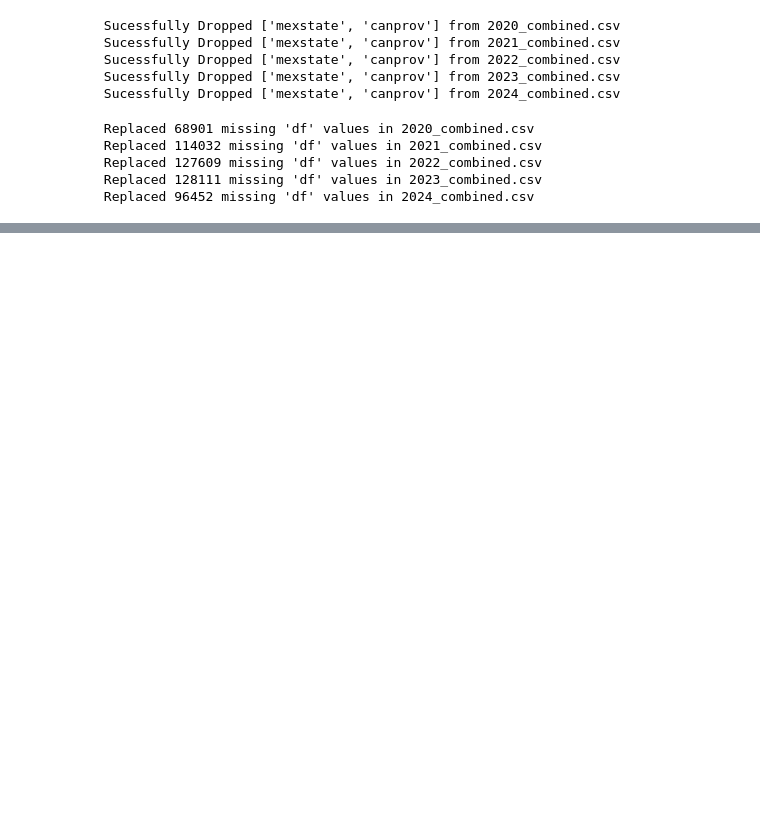
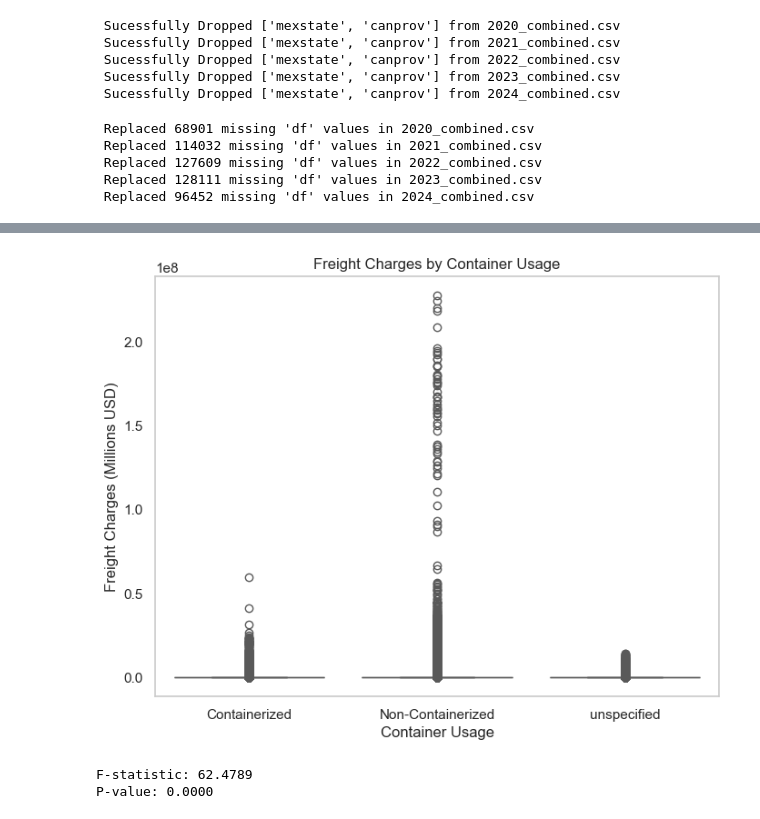
Before and after one commit to Ellen-Essuamah-Asante/Shipping-Logistics-Project-1-, a Jupyter notebook: Project1.ipynb, the cells around one changed output, grey strips where cells are left out. Drawn from its saved outputs; the diff is of its cells as text; code cells hidden in the pictures; blank space fills up the shorter version.

```diff
--- a/Project1.ipynb
+++ b/Project1.ipynb
@@ -406,0 +487,32 @@ ValueError: invalid literal for int() with base 10: 'na'
+# %%
+# How the use of containers influence freight charges?
+import matplotlib.pyplot as plt
+import seaborn as sns
+
+plt.figure(figsize=(8, 6))
+sns.boxplot(data=mapped_combined, x='contcode', y='freight_charges', palette='Set2')
+
+plt.title('Freight Charges by Container Usage')
+plt.ylabel('Freight Charges (Millions USD)')
+plt.xlabel('Container Usage')
+plt.grid(axis='y')
+plt.show()
+# %% [output]
+[figure, added]
+# %%
+#  testing hypothesis (non-containerized incurs higher freight charges)
+from scipy.stats import f_oneway
+
+# Group freight charges by container status
+containerized = mapped_combined[mapped_combined['contcode'] == 'Containerized']['freight_charges']
+non_containerized = mapped_combined[mapped_combined['contcode'] == 'Non-Containerized']['freight_charges']
+unspecified = mapped_combined[mapped_combined['contcode'] == 'unspecified']['freight_charges']
+
+# Perform one-way ANOVA
+f_stat, p_value = f_oneway(containerized, non_containerized, unspecified)
+
+print(f"F-statistic: {f_stat:.4f}")
+print(f"P-value: {p_value:.4f}")
+# %% [output]
+F-statistic: 62.4789
+P-value: 0.0000
```
Also changed, not shown: parts of 42 cells of this notebook.
